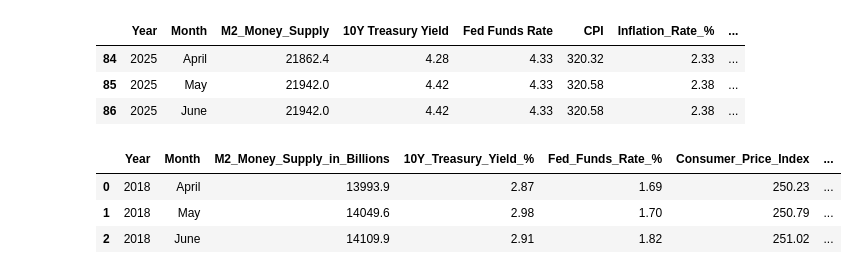
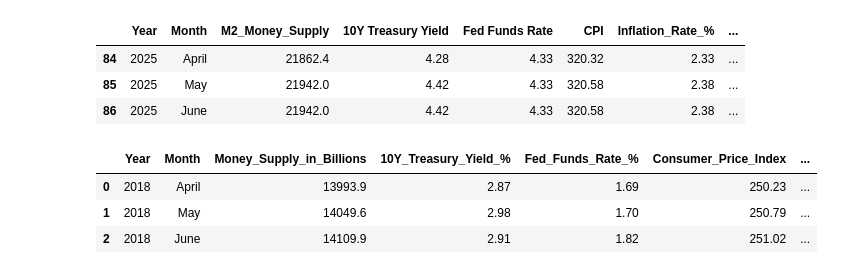
Before and after one commit to matt-harvey-data/US_Economic_Indicators_2018-2025, a Jupyter notebook: US_Macro_Economic_Indicators_2018-2025.ipynb, the cells around one changed output. Cells and saved outputs as stored; diff of their text form; code cells hidden in the pictures.

```diff
--- a/US_Macro_Economic_Indicators_2018-2025.ipynb
+++ b/US_Macro_Economic_Indicators_2018-2025.ipynb
@@ -19,7 +19,8 @@ econ_data.head(3)
 econ_data['Date'] = pd.to_datetime(econ_data['Date'])
 # %%
 # Group the data by Year and Month_Name using the median value for the month
-econ_data = pd.DataFrame(econ_data.groupby([econ_data['Date'].dt.year, econ_data['Date'].dt.month])[['M2_Money_Supply', '10Y Treasury Yield', 'Fed Funds Rate', 'CPI', 'Inflation_Rate_%', 'SOFR']].median())
+econ_data = pd.DataFrame(econ_data.groupby([econ_data['Date'].dt.year, econ_data['Date'].dt.month])
+                         [['M2_Money_Supply', '10Y Treasury Yield', 'Fed Funds Rate', 'CPI', 'Inflation_Rate_%', 'SOFR']].median())
 
 # Rename the columns in the index (brought in by the groupby) to break the redundancy
 econ_data.index.names = ['Year', 'Month']
@@ -76,13 +77,13 @@ econ_data.tail(3)
 | 86 | 2025 | June | 21942.0 | 4.42 | 4.33 | 320.58 | 2.38 | ... |
 # %%
 # Rename the columns to more desirable and human interpretable values
-econ_data.columns = ['Year', 'Month', 'M2_Money_Supply_in_Billions', '10Y_Treasury_Yield_%', 'Fed_Funds_Rate_%', 'Consumer_Price_Index',
-                     'Inflation_Rate_%', 'Secured_Overnight_Financing_Rate']
+econ_data.columns = ['Year', 'Month', 'Money_Supply_in_Billions', '10Y_Treasury_Yield_%', 'Fed_Funds_Rate_%', 'Consumer_Price_Index',
+                     'Inflation_Rate_%', 'Secured_Overnight_Financing_Rate_%']
 
 # Sanity check
 econ_data.head(3)
 # %% [output]
-|  | Year | Month | M2_Money_Supply_in_Billions | 10Y_Treasury_Yield_% | Fed_Funds_Rate_% | Consumer_Price_Index | ... |
+|  | Year | Month | Money_Supply_in_Billions | 10Y_Treasury_Yield_% | Fed_Funds_Rate_% | Consumer_Price_Index | ... |
 | 0 | 2018 | April | 13993.9 | 2.87 | 1.69 | 250.23 | ... |
 | 1 | 2018 | May | 14049.6 | 2.98 | 1.70 | 250.79 | ... |
 | 2 | 2018 | June | 14109.9 | 2.91 | 1.82 | 251.02 | ... |
```
Also changed, not shown: parts of 5 cells of this notebook.
